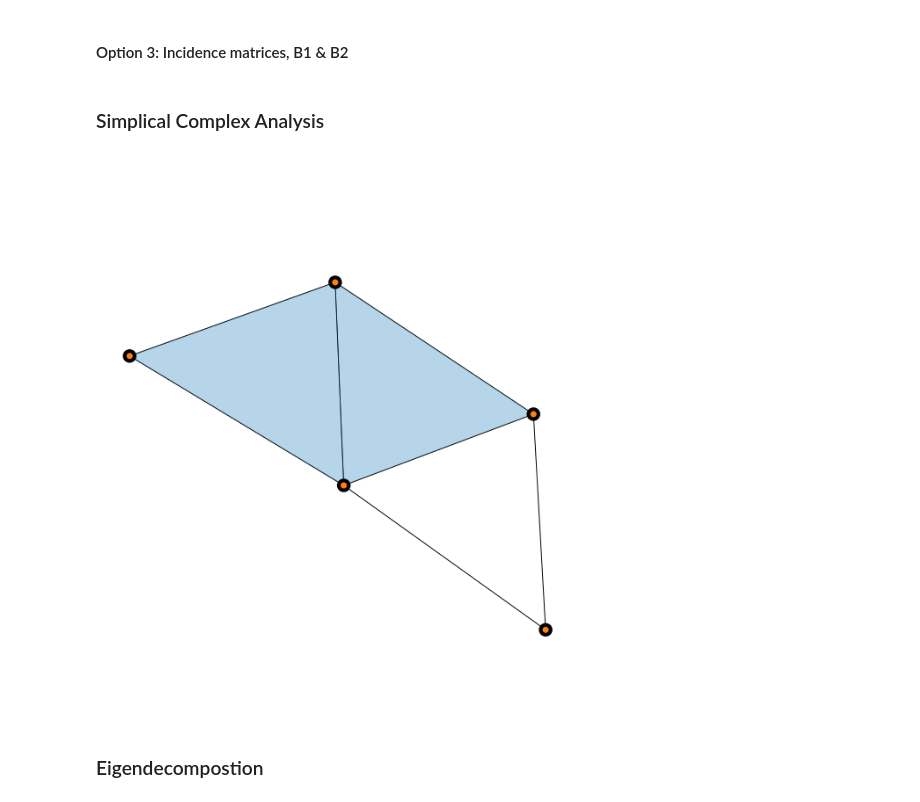
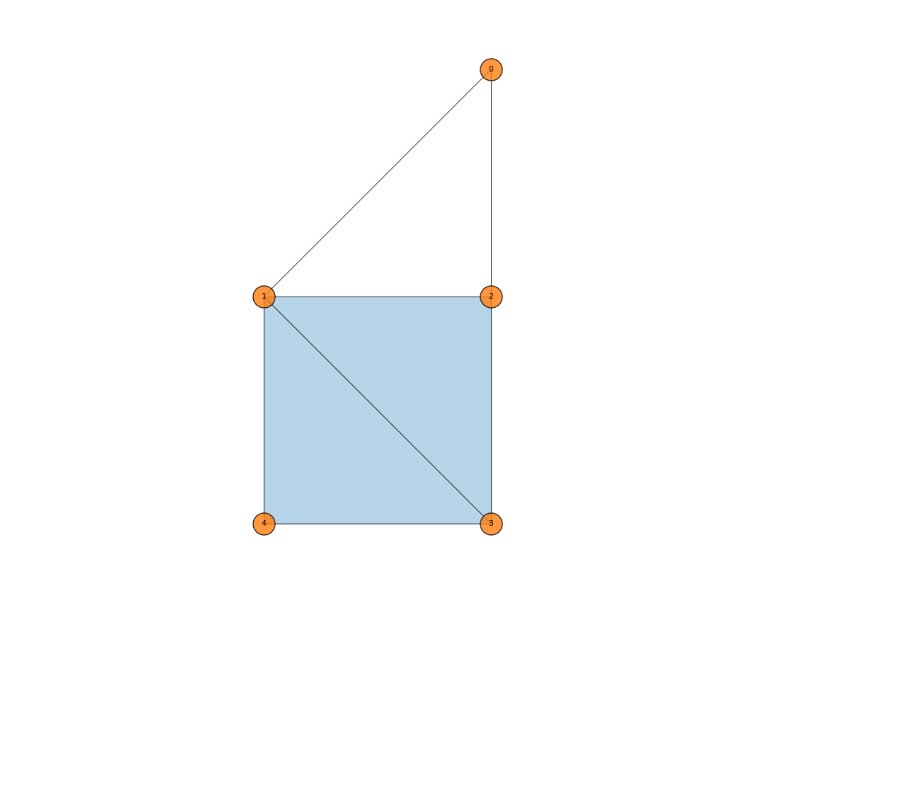
Before and after one commit to irtazahashmi/pytspl, a Jupyter notebook: playground.ipynb, the cells around one changed output. Drawn from its saved outputs; the diff is of its cells as text; code cells hidden in the pictures; blank space fills up the shorter version.

Commit message:
Improved sc visualization.

```diff
--- a/playground.ipynb
+++ b/playground.ipynb
@@ -10,4 +1,8 @@ data_folder = 'data/sample_data'
 # %%
+from sclibrary.network_reader import NetworkReader
+
+data_folder = 'data/sample_data'
+
 # read csv
 filename = data_folder + '/edges.csv'
 delimeter = " "
@@ -17,4 +12,11 @@ feature_cols = ['Distance']
 
 G = NetworkReader.read_csv(filename=filename, delimeter=delimeter, src_col=src_col, dest_col=dest_col, feature_cols=feature_cols)
 simplices = G.simplicies(condition="distance", dist_col_name="Distance", dist_threshold=1.5)
-simplices
+
+# if coordinates exist
+filename = data_folder + '/coordinates.csv'
+coordinates = NetworkReader.get_coordinates(filename=filename,
+                                            node_id_col="Id",
+                                            x_col='X',
+                                            y_col='Y',
+                                            delimeter=" ")
@@ -36,4 +22,0 @@ simplices
-# %%
-# if coordinates exist
-coordinates = NetworkReader.get_coordinates(filename=data_folder + '/LondonNodes.csv', node_id_col="Id", x_col='X', y_col='Y')
-coordinates
@@ -60,9 +22,0 @@ coordinates
-# %%
-filename = data_folder + "/network.tntp"
-delimeter = "\t"
-src_col = "Init node "
-dest_col = "Term node "
-
-G = NetworkReader.read_tntp(filename=filename, delimeter=delimeter, src_col=src_col, dest_col=dest_col)
-simplices = G.simplicies(conditional_triangles=False)
-simplices
@@ -87,21 +23,13 @@ simplices
-# %% [markdown]
-#### Option 3: Incidence matrices, B1 & B2
-# %%
-# read B1, B2
-B1_filename = f'{data_folder}/B1.csv'
-B2_filename = f'{data_folder}/B2.csv'
-G = NetworkReader.read_incidence_matrix(B1_filename, B2_filename)
-simplices = G.simplicies
-simplices
-# %% [markdown]
-### Simplical Complex Analysis
 # %%
 from sclibrary.simplicial_complex import SimplicialComplexNetwork
+from matplotlib.pyplot import figure
 
-#sc = SimplicialComplexNetwork(simplices=simplices, pos=coordinates)
-sc = SimplicialComplexNetwork(simplices=simplices)
-sc.draw_2d(node_radius=0.02)
+figure(figsize=(10, 10))
+sc = SimplicialComplexNetwork(simplices=simplices, pos=coordinates)
+
+# plot
+sc.plot.draw_sc_nodes(node_size=500)
+sc.plot.draw_sc_edges(directed=False)
+sc.plot.draw_node_labels(font_size=8)
 # %% [output]
-[figure, old version]
+[figure, new version]
-# %% [markdown]
-### Eigendecompostion
```
Also changed, not shown: parts of 15 cells of this notebook, 6 other files.
